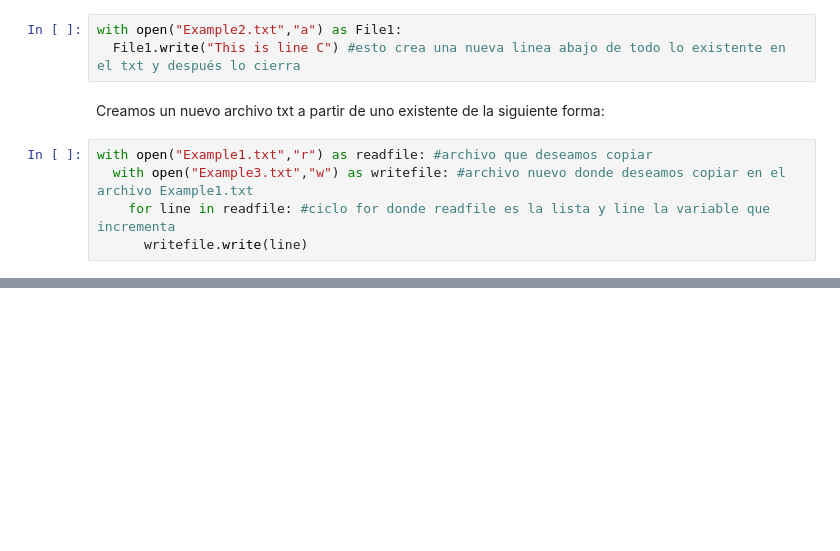
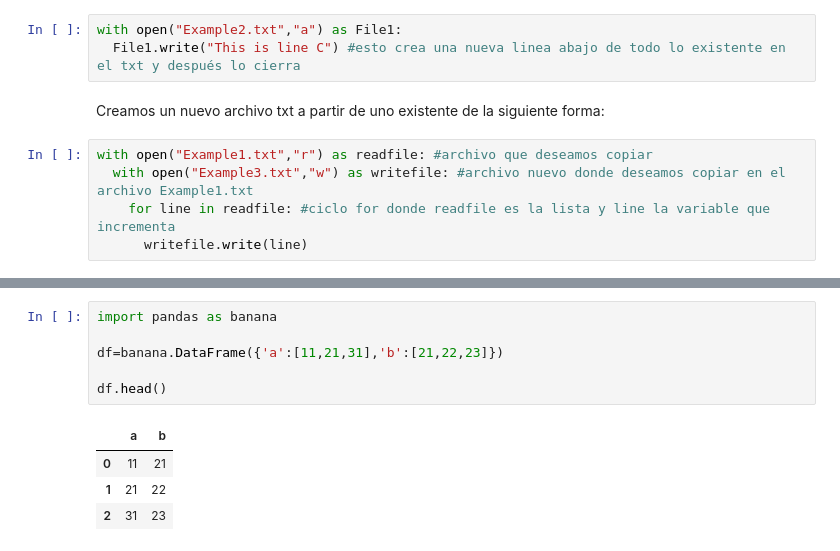
Before and after one commit to PosgradoMNA/actividades-de-aprendizaje-RobertoRomeroVielma-A00822314, a Jupyter notebook: Semana_2_Actividad_1_Python_for_Data_Science_(IBM).ipynb, the cells around one changed output, grey strips where cells are left out. Saved outputs shown, nothing was run; the diff lists cells and outputs as text; blank space fills up the shorter version.

```diff
--- a/Semana_2_Actividad_1_Python_for_Data_Science_(IBM).ipynb
+++ b/Semana_2_Actividad_1_Python_for_Data_Science_(IBM).ipynb
@@ -166,0 +315,11 @@ with open("Example1.txt","r") as readfile: #archivo que deseamos copiar
+# %%
+import pandas as banana
+
+df=banana.DataFrame({'a':[11,21,31],'b':[21,22,23]})
+
+df.head()
+# %% [output]
+|  | a | b |
+| 0 | 11 | 21 |
+| 1 | 21 | 22 |
+| 2 | 31 | 23 |
```
Also changed, not shown: parts of 39 cells of this notebook.
